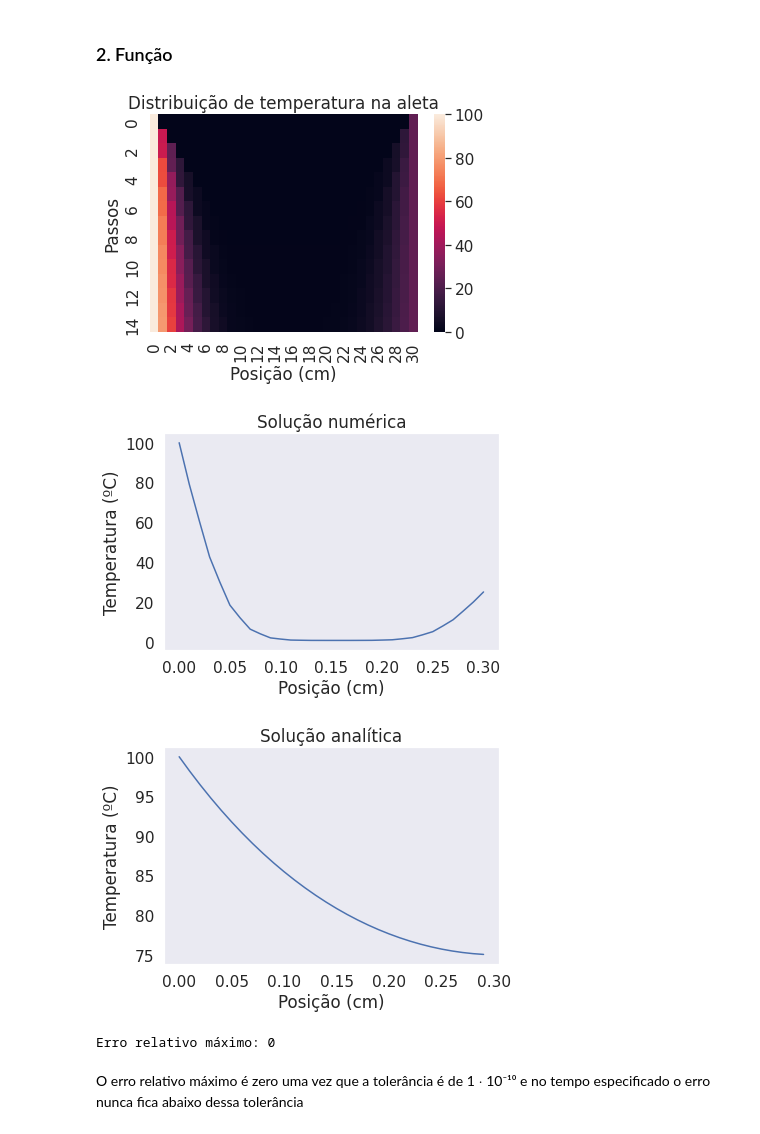
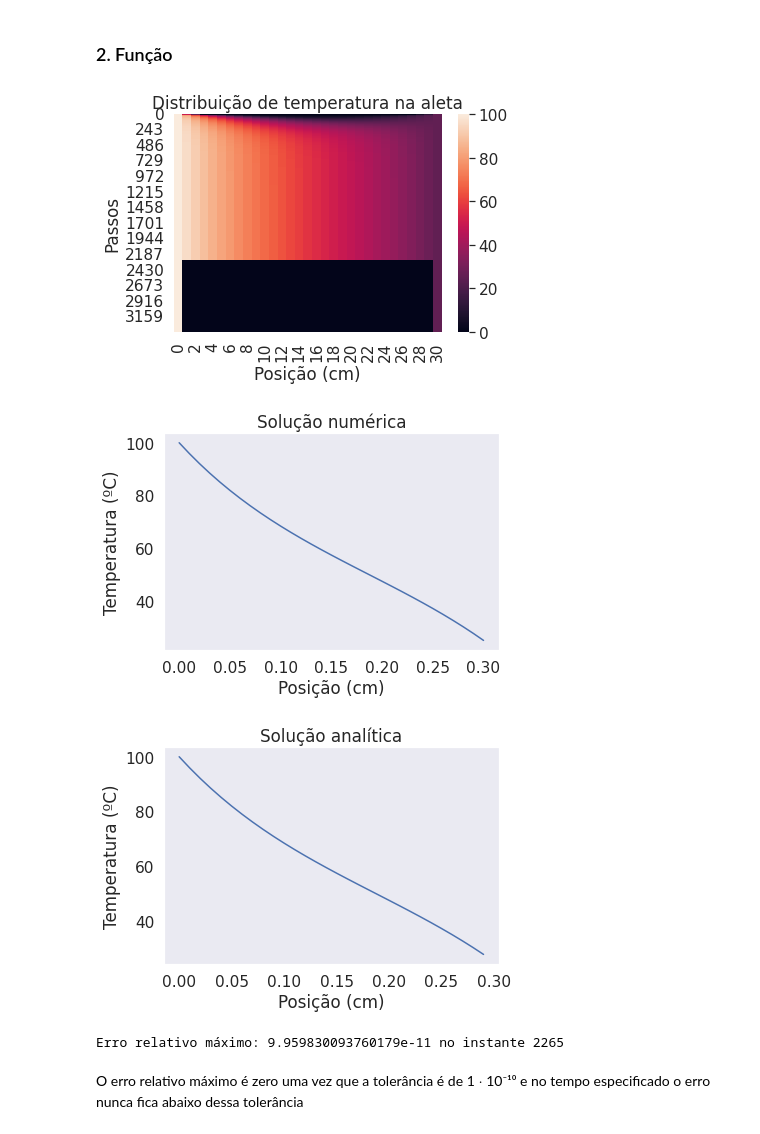
Before and after one commit to josermf2/APS2-MecSol, a Jupyter notebook: aps2-mecsol.ipynb, the cells around one changed output. Drawn from its saved outputs; the diff is of its cells as text; code cells hidden in the pictures.

```diff
--- a/aps2-mecsol.ipynb
+++ b/aps2-mecsol.ipynb
@@ -78,6 +78,7 @@ def CTA(p, cp, k, h, Tf, Tb, r, L, dx, tt):
     T[:, 0] = Tb
 
     erro = 0
+    instante = 0
     for l in range(0, passos-1):
         lista = []
         for i in range(1, num_nos-1):
@@ -89,6 +90,7 @@ def CTA(p, cp, k, h, Tf, Tb, r, L, dx, tt):
 
         if (max(lista) < tol):
             erro = max(lista)
+            instante = l
             break
 
     df_T = pd.DataFrame(T, range(len(T)), range(len(T[0])))
@@ -99,48 +101,47 @@ def CTA(p, cp, k, h, Tf, Tb, r, L, dx, tt):
     plt.ylabel("Passos")
     plt.show()
 
-    T = np.array(T[passos-1, :])
+    T = np.array(T[instante, :])
     x = np.linspace(0, L, num_nos)
 
     plt.plot(x, T)
     plt.xlabel("Posição (cm)")
     plt.ylabel("Temperatura (ºC)")
     plt.title("Solução numérica")
     plt.grid()
     plt.show()
 
 
     # Comportamento analítico
     m = math.sqrt((h*perimetro)/(k*atr))
     v = h/(m*k)
     cosh_mL = math.cosh(m*L)
     senh_mL = math.sinh(m*L)
 
     lista_pos = np.arange(0, L, 0.01)
     lista_temp = []
     for x in lista_pos:
-        res = ((25/(Tb-Tf))*math.sinh(m*x)+math.sinh(m*(L-x)))/(senh_mL)
+        res = (((25-Tf)/(Tb-Tf))*math.sinh(m*x)+math.sinh(m*(L-x)))/(senh_mL)
         t = res*(Tb-Tf) + Tf
         lista_temp.append(t)
 
     plt.title("Solução analítica")
     plt.plot(lista_pos, lista_temp)
     plt.xlabel("Posição (cm)")
     plt.ylabel("Temperatura (ºC)")
     plt.grid()
     plt.show()
 
-    return erro
+    return erro, instante
 
-
-erro = CTA(2700, 896, 180, 50, 50, 100, 30/1000, 300/1000, 1e-2, 10)
+erro, instante = CTA(2700, 896, 180, 50, 50, 100, 10/1000, 300/1000, 1e-2, 2250)
 # %% [output]
-[figure, old version]
+[figure, new version]
-[figure, old version]
+[figure, new version]
-[figure, old version]
+[figure, new version]
-# %%
-print('Erro relativo máximo: {}'.format(erro))
-# %% [output]
-Erro relativo máximo: 0
-# %% [markdown]
-O erro relativo máximo é zero uma vez que a tolerância é de 1 $\cdot$ 10⁻¹⁰ e no tempo especificado o erro nunca fica abaixo dessa tolerância
+# %%
+print('Erro relativo máximo: {} no instante {}'.format(erro, instante))
+# %% [output]
+Erro relativo máximo: 9.959830093760179e-11 no instante 2265
+# %% [markdown]
+O erro relativo máximo é zero uma vez que a tolerância é de 1 $\cdot$ 10⁻¹⁰ e no tempo especificado o erro nunca fica abaixo dessa tolerância
```
